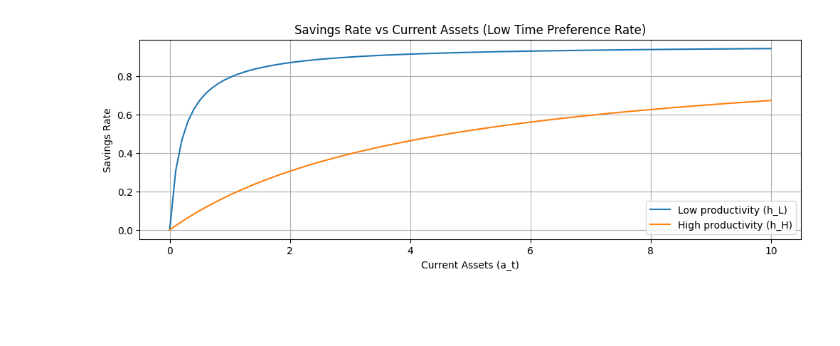
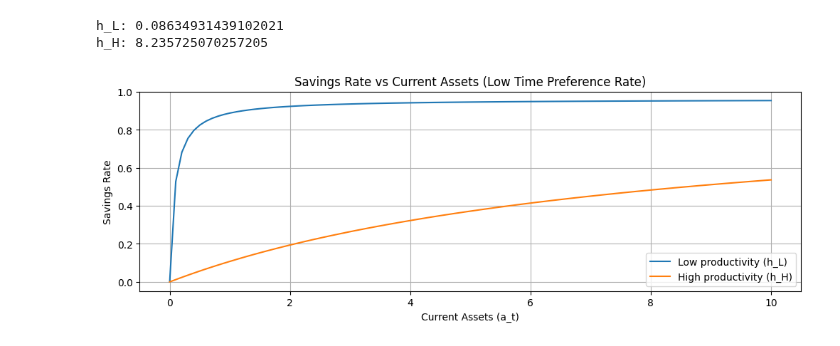
Before and after one commit to shuntarotobari/qmacro2nd, a Jupyter notebook: task4.ipynb, the cells around one changed output. Saved outputs shown, nothing was run; the diff lists cells and outputs as text; code cells hidden in the pictures; blank space fills up the shorter version.

```diff
--- a/task4.ipynb
+++ b/task4.ipynb
@@ -11,34 +11,50 @@ rho = 0.6
 sigma_e = 0.6
 r = 0.04
 w = 1
+T = 1000  # number of time steps
+# Initial value of h
+h0 = 1
+# Arrays to store values
+h = np.zeros(T+1)
+h[0] = h0
+# Simulate the process
+for t in range(T):
+    epsilon = np.random.normal(0, sigma_e)
+    h[t+1] = np.exp(rho * np.log(h[t]) + epsilon)
 
-# 生産性の状態
-h_L = np.exp(-sigma_e / (1 - rho))
-h_H = np.exp(sigma_e / (1 - rho))
+# Compute h_H and h_L
+h_H = np.max(h)
+h_L = np.min(h)
+
+print("h_L:", h_L)
+print("h_H:", h_H)
+
 
 # 資産の範囲
 a_t = np.linspace(0, 10, 100)
 
 # 貯蓄率の計算
 def savings_rate(a_t, h, r, w, beta, sigma):
     c_t = (w * h + (1 + r) * a_t - a_t)   # 簡略化した消費関数
     a_t1 = (w * h + (1 + r) * a_t - c_t)  # 次期の資産
     return a_t1 / (c_t + a_t1)
 
 savings_rate_L = savings_rate(a_t, h_L, r, w, beta, sigma)
 savings_rate_H = savings_rate(a_t, h_H, r, w, beta, sigma)
 
 # グラフの描画
 plt.figure(figsize=(12, 8))
 
 # 時間選好率が低い場合
 plt.subplot(2, 1, 1)
 plt.plot(a_t, savings_rate_L, label='Low productivity (h_L)')
 plt.plot(a_t, savings_rate_H, label='High productivity (h_H)')
 plt.xlabel('Current Assets (a_t)')
 plt.ylabel('Savings Rate')
 plt.title('Savings Rate vs Current Assets (Low Time Preference Rate)')
 plt.legend()
 plt.grid(True)
 # %% [output]
+h_L: 0.08634931439102021
+h_H: 8.235725070257205
-[figure, old version]
+[figure, new version]
```
